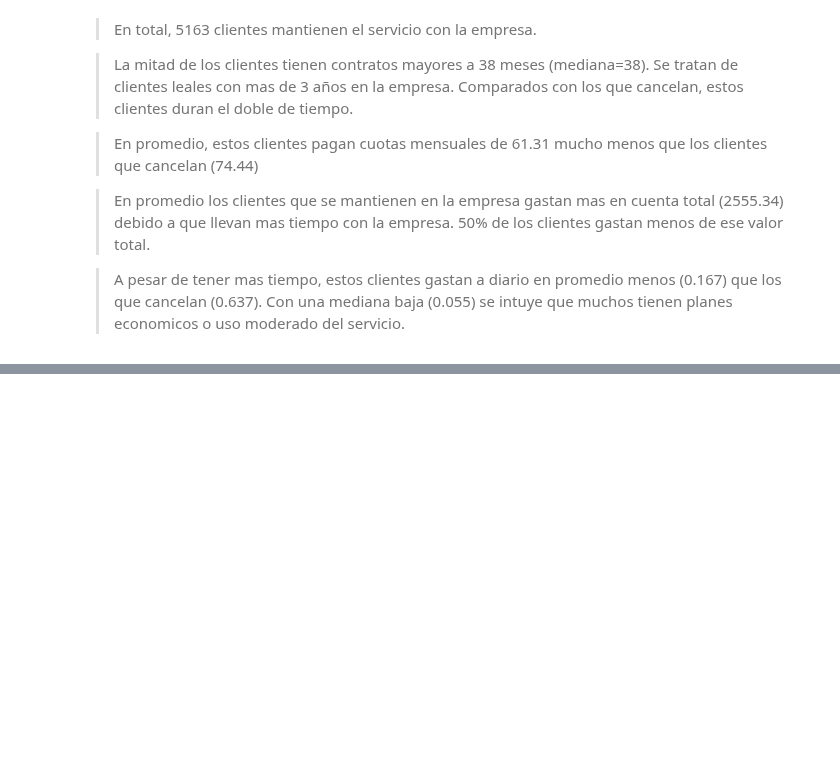
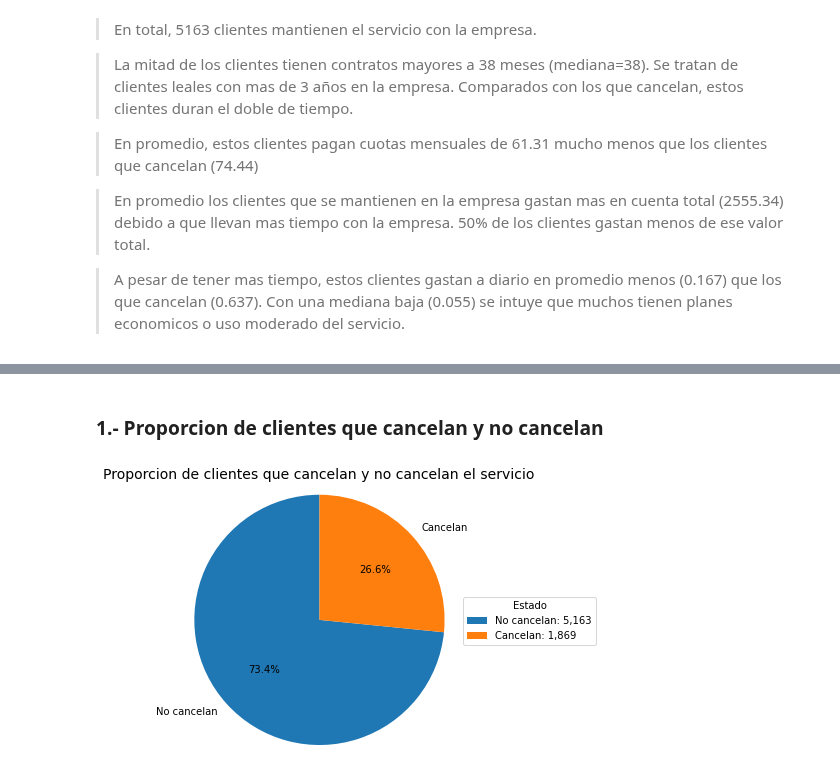
Before and after one commit to jbernalg/challenge_TelecomX, a Jupyter notebook: challenge_telecomx.ipynb, the cells around one changed output, grey strips where cells are left out. Saved outputs shown, nothing was run; the diff lists cells and outputs as text; code cells hidden in the pictures; blank space fills up the shorter version.

Commit message:
proporcion de clientes que cancelan y no cancelan el servicio

```diff
--- a/challenge_telecomx.ipynb
+++ b/challenge_telecomx.ipynb
@@ -745,0 +761,23 @@ df_n_Nocancelan.T
+# %% [markdown]
+### 1.- Proporcion de clientes que cancelan y no cancelan
+# %%
+cancelacion = df_exp['cancelacion'].value_counts()
+
+etiquetas = ['No cancelan', 'Cancelan']
+
+fig, ax = plt.subplots(figsize=(5,5))
+ax.pie(
+    cancelacion,
+    autopct='%1.1f%%',
+    startangle=90,
+    labels=etiquetas
+    )
+
+valores_abs = [f'{etiqueta}: {valor:,}' for etiqueta, valor in zip(etiquetas, cancelacion)]
+ax.legend(valores_abs, title='Estado', loc='center left', bbox_to_anchor=(1, 0.5))
+
+plt.title('Proporcion de clientes que cancelan y no cancelan el servicio', fontsize=14)
+ax.axis('equal')
+plt.show()
+# %% [output]
+[figure, added]
```
Also changed, not shown: parts of 3 cells of this notebook.
